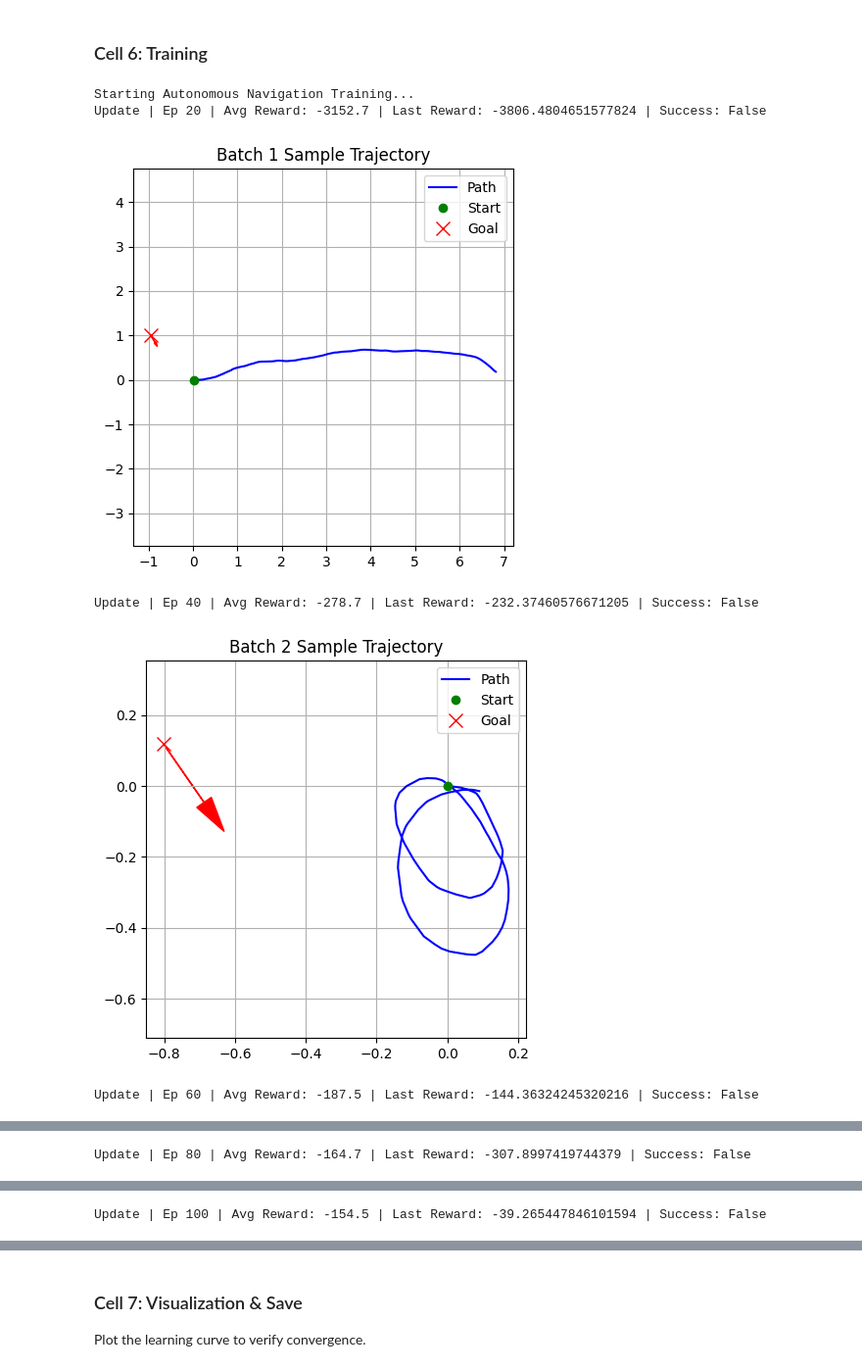
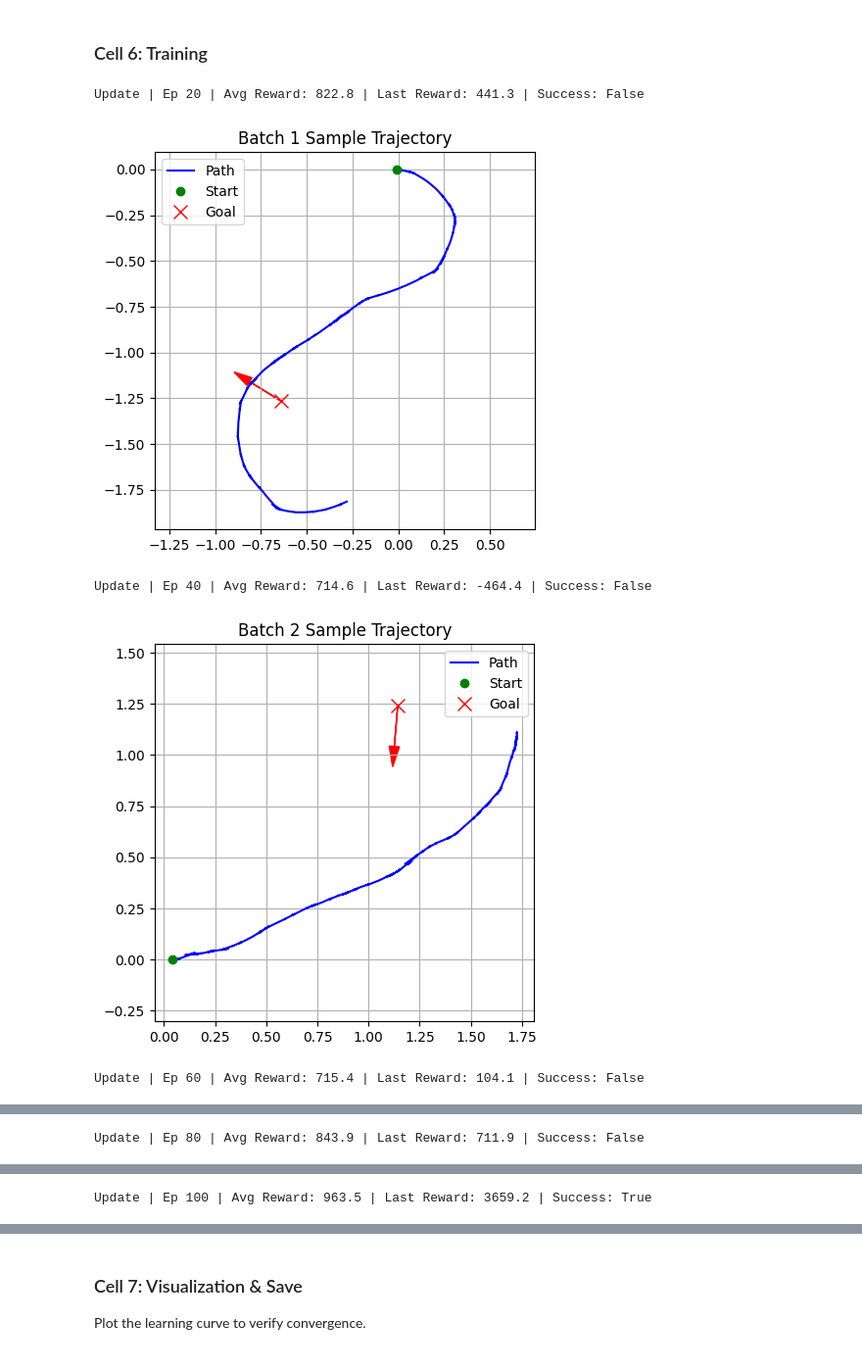
Before and after one commit to orc-podavini-grisenti/final_assignment, a Jupyter notebook: training/navigation.ipynb, the cells around one changed output, grey strips where cells are left out. Shown at 98% size. Cells and saved outputs as stored; diff of their text form; code cells hidden in the pictures.

Commit message:
training without obstacles: 90%

```diff
--- a/training/navigation.ipynb
+++ b/training/navigation.ipynb
@@ -112,8 +112,8 @@ agent = NavAgent(obs_dim, action_dim, hidden_dim=512, device=device)
 obs_normalizer = ObservationNormalizer(max_dist=5.0, lidar_range=env.rob_cfg['lidar_range'])
 
 optimizer = optim.Adam([
-    {'params': agent.actor.parameters(), 'lr': LR_ACTOR},
-    {'params': agent.critic.parameters(), 'lr': LR_CRITIC}
+    {'params': agent.actor_head.parameters(), 'lr': LR_ACTOR},
+    {'params': agent.critic_head.parameters(), 'lr': LR_CRITIC}
 ])
 
 reward_history = []
@@ -251,37 +239,37 @@ for episode in range(1, MAX_EPISODES + 1):
         # 2. Get Action, Log Prob, and Value (Value needed for Advantage) [cite: 31, 141]
         action, log_prob, val, _ = agent.get_action(n_state)
 
         # 3. Step Environment
         next_state, env_reward, terminated, truncated, info = env.step(action)
 
         # 4. Handle Terminal Flags
         # Collision and Success are handled by NavigationReward, but the paper
         # structures training in fixed-length segments [cite: 138]
         done = terminated or truncated
 
         # 5. Store in Buffer
         # We store n_state (obs), action, log_prob, reward, and value [cite: 141]
         buffer.store(n_state, action, log_prob, env_reward, val, terminated)
 
         state = next_state
         ep_reward += env_reward
         trajectory.append(env.state.copy())
 
         if done:
             break
 
     reward_history.append(ep_reward)
 
     # 6. Optimization Update (Algorithm 1)
     # Perform K epochs of SGD on the collected minibatches [cite: 141]
     if episode % BATCH_SIZE == 0:
         update_ppo(agent, optimizer, buffer)  # Uses the logic we defined earlier
         avg_r = np.mean(reward_history[-BATCH_SIZE:])
-        print(f"Update | Ep {episode} | Avg Reward: {avg_r:.1f} | Success: {info['is_success']}")
+        print(f"Update | Ep {episode} | Avg Reward: {avg_r:.1f} | Last Reward: {ep_reward:.1f} | Success: {info['is_success']}")
+        plot_trajectory(trajectory, goal_pose, episode)
 # %% [output]
-Starting Autonomous Navigation Training...
-Update | Ep 20 | Avg Reward: -3152.7 | Last Reward: -3806.4804651577824 | Success: False
+Update | Ep 20 | Avg Reward: 822.8 | Last Reward: 441.3 | Success: False
-[figure, old version]
+[figure, new version]
-Update | Ep 40 | Avg Reward: -278.7 | Last Reward: -232.37460576671205 | Success: False
+Update | Ep 40 | Avg Reward: 714.6 | Last Reward: -464.4 | Success: False
-[figure, old version]
+[figure, new version]
-Update | Ep 60 | Avg Reward: -187.5 | Last Reward: -144.36324245320216 | Success: False
+Update | Ep 60 | Avg Reward: 715.4 | Last Reward: 104.1 | Success: False
@@ -289 +277 @@ Update | Ep 60 | Avg Reward: -187.5 | Last Reward: -144.36324245320216 | Success
-Update | Ep 80 | Avg Reward: -164.7 | Last Reward: -307.8997419744379 | Success: False
+Update | Ep 80 | Avg Reward: 843.9 | Last Reward: 711.9 | Success: False
@@ -291 +279 @@ Update | Ep 80 | Avg Reward: -164.7 | Last Reward: -307.8997419744379 | Success:
-Update | Ep 100 | Avg Reward: -154.5 | Last Reward: -39.265447846101594 | Success: False
+Update | Ep 100 | Avg Reward: 963.5 | Last Reward: 3659.2 | Success: True
```
Also changed, not shown: parts of 3 cells of this notebook, 8 other files.
